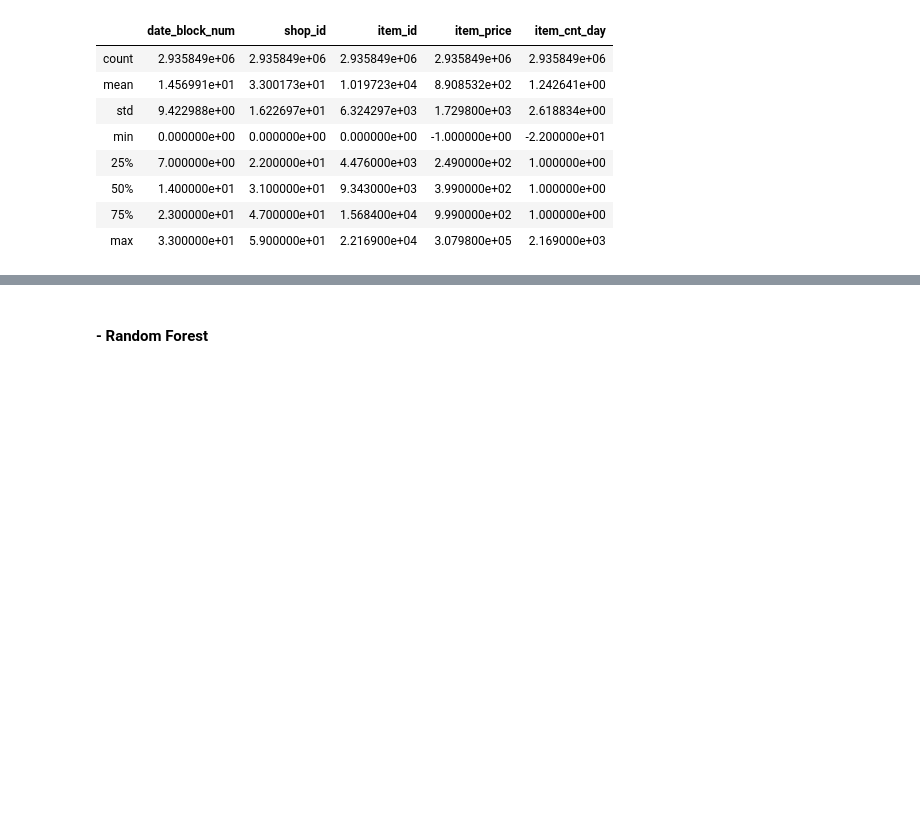
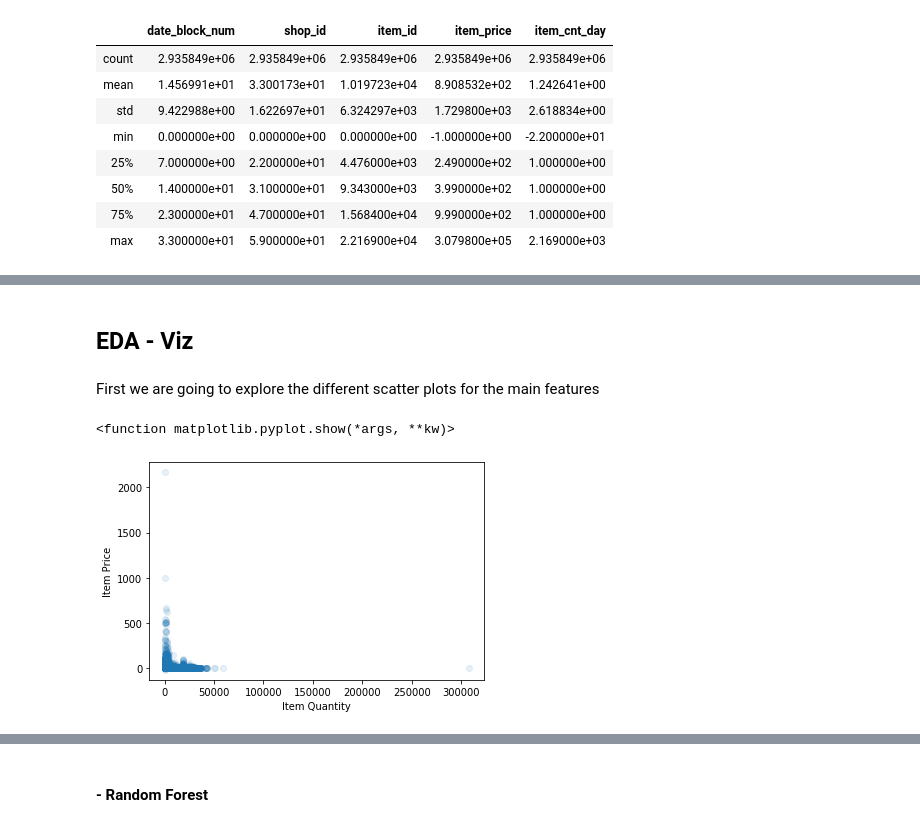
Before and after one commit to davidhoga89/Data_Science_Kaggle, a Jupyter notebook: Final_Project/Final_Project_Kaggle_Coursera.ipynb, the cells around one changed output, grey strips where cells are left out. Drawn from its saved outputs; the diff is of its cells as text; code cells hidden in the pictures; blank space fills up the shorter version.

```diff
--- a/Final_Project/Final_Project_Kaggle_Coursera.ipynb
+++ b/Final_Project/Final_Project_Kaggle_Coursera.ipynb
@@ -83,0 +110,3 @@ hello world
+# %%
+df_items = pd.read_csv("items.csv")
+df_items.head()
@@ -83,0 +120,4 @@ hello world
+# %%
+df = pd.merge(df, df_items, how = 'left', on = 'item_id')
+print(df.shape)
+df.head()
@@ -83,0 +132,3 @@ hello world
+# %%
+df = df.drop(columns=['item_name'])
+df.info()
@@ -83,0 +155,10 @@ hello world
+# %%
+def downcast_dtypes(df):
+    float_cols = [c for c in df if df[c].dtype == "float64"]
+    int_cols = [c for c in df if df[c].dtype in ["int64", "int32"]]
+    df[float_cols] = df[float_cols].astype(np.float32)
+    df[int_cols] = df[int_cols].astype(np.int16)
+    return df
+
+df = downcast_dtypes(df)
+print(df.info())
@@ -83,0 +182,13 @@ hello world
+# %% [markdown]
+## EDA - Viz
+# %% [markdown]
+First we are going to explore the different scatter plots for the main features
+# %%
+plt.scatter(df["item_price"],df["item_cnt_day"], alpha=0.1)
+plt.xlabel("Item Quantity")
+plt.ylabel("Item Price")
+#plt.xscale('log')
+plt.show
+# %% [output]
+<function matplotlib.pyplot.show(*args, **kw)>
+[figure, added]
```
Also changed, not shown: parts of 22 cells of this notebook, 4 other files.
